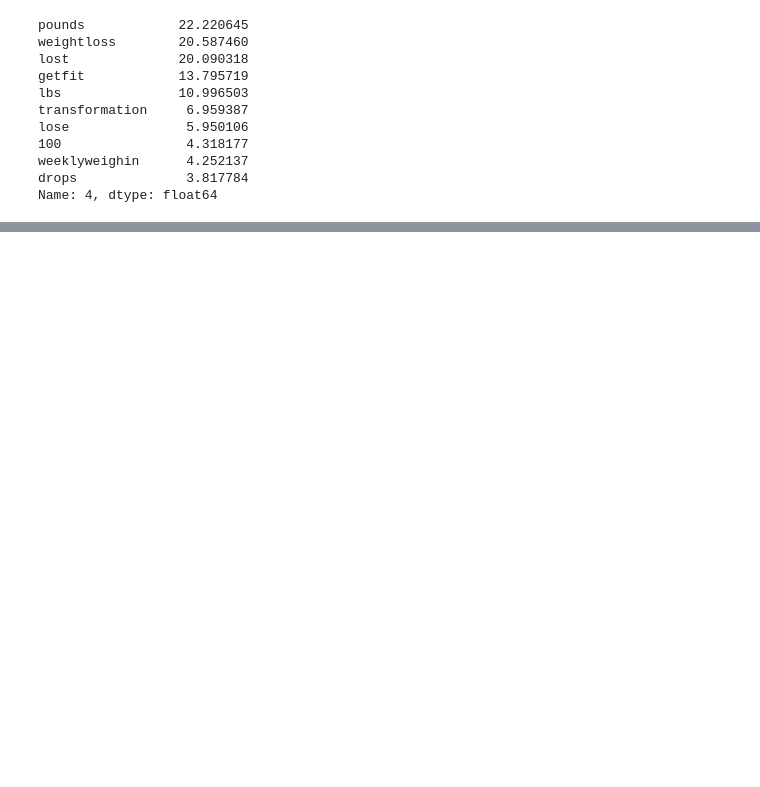
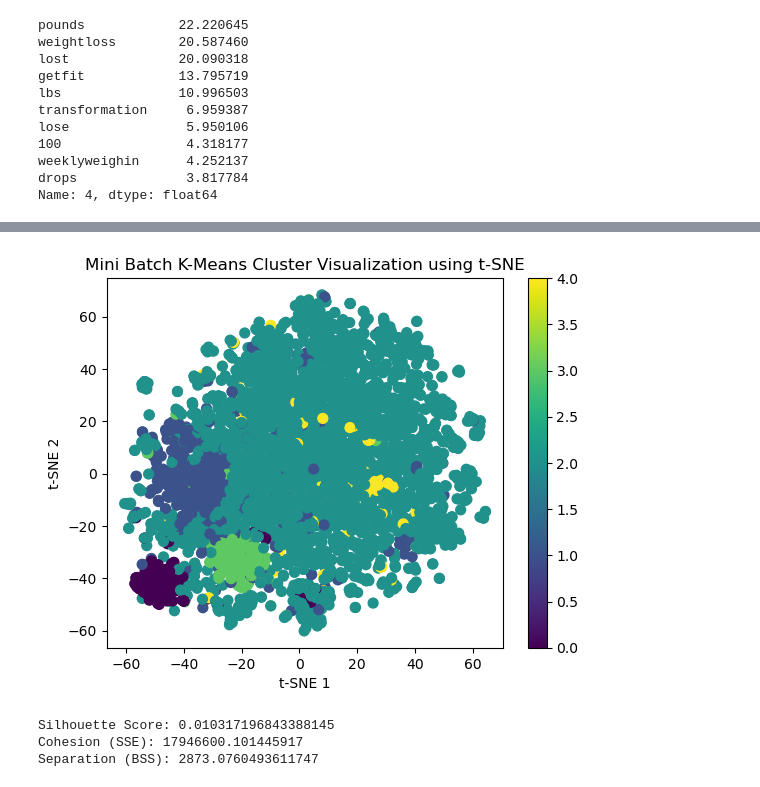
Before and after one commit to kyleronc/TweetClustering, a Jupyter notebook: Code/Code.ipynb, the cells around one changed output, grey strips where cells are left out. Drawn from its saved outputs; the diff is of its cells as text; code cells hidden in the pictures; blank space fills up the shorter version.

```diff
--- a/Code/Code.ipynb
+++ b/Code/Code.ipynb
@@ -507,0 +502,26 @@ Entropy: 0.6053349266433427
+# %%
+dense_binary_matrix = binary_matrix.toarray()
+
+tsne = TSNE(n_components=2, metric='cosine', random_state=42, init='random')
+reduced_data = tsne.fit_transform(dense_binary_matrix)
+
+plt.scatter(reduced_data[:, 0], reduced_data[:, 1], c=minibatch.labels_, cmap='viridis', marker='o', s=50)
+plt.xlabel('t-SNE 1')
+plt.ylabel('t-SNE 2')
+plt.title('Mini Batch K-Means Cluster Visualization using t-SNE')
+plt.colorbar()
+plt.show()
+# %% [output]
+[figure, added]
+# %%
+cohesion = compute_cohesion(output, 1-cosine_similarity)
+separation = compute_separation(output, 1-cosine_similarity)
+score = silhouette_score(1-cosine_similarity, output, metric='precomputed')
+
+print("Silhouette Score:", score)
+print("Cohesion (SSE):", cohesion)
+print("Separation (BSS):", separation)
+# %% [output]
+Silhouette Score: 0.010317196843388145
+Cohesion (SSE): 17946600.101445917
+Separation (BSS): 2873.0760493611747
```
Also changed, not shown: parts of 67 cells of this notebook.
